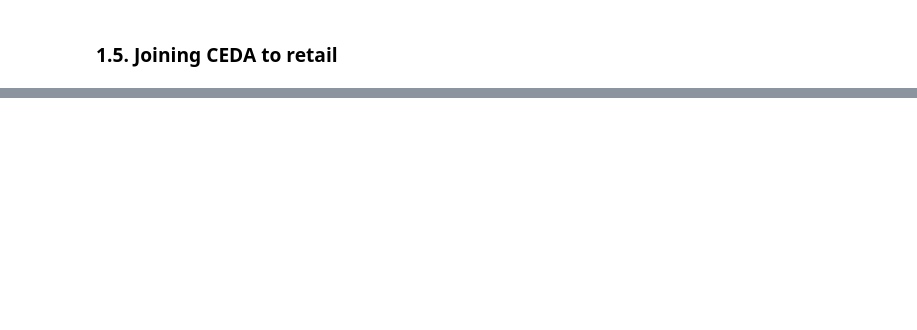
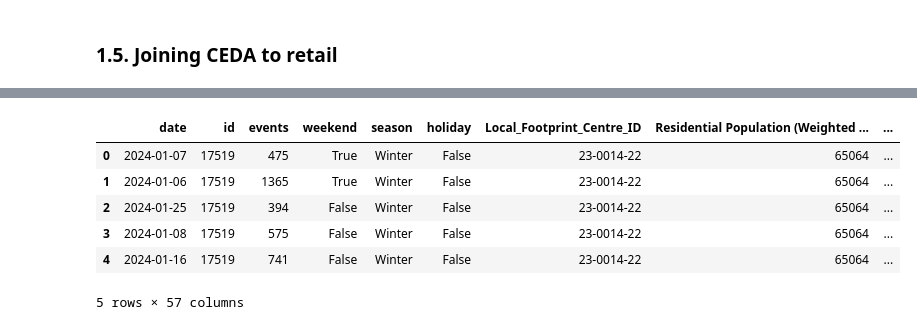
Before and after one commit to stefankrysa/MScDissertation, a Jupyter notebook: weatherdata_processing.ipynb, the cells around one changed output, grey strips where cells are left out. Cells and saved outputs as stored; diff of their text form; code cells hidden in the pictures; blank space fills up the shorter version.

```diff
--- a/weatherdata_processing.ipynb
+++ b/weatherdata_processing.ipynb
@@ -781,0 +1037,10 @@ pd.DataFrame({'SRC_ID': unique_src_ids}).to_csv('unique_wind_station_ids.csv', i
+# %%
+display(retail_areas.head())
+# %% [output]
+|  | date | id | events | weekend | season | holiday | Local_Footprint_Centre_ID | Residential Population (Weighted ... | ... |
+| 0 | 2024-01-07 | 17519 | 475 | True | Winter | False | 23-0014-22 | 65064 | ... |
+| 1 | 2024-01-06 | 17519 | 1365 | True | Winter | False | 23-0014-22 | 65064 | ... |
+| 2 | 2024-01-25 | 17519 | 394 | False | Winter | False | 23-0014-22 | 65064 | ... |
+| 3 | 2024-01-08 | 17519 | 575 | False | Winter | False | 23-0014-22 | 65064 | ... |
+| 4 | 2024-01-16 | 17519 | 741 | False | Winter | False | 23-0014-22 | 65064 | ... |
+5 rows × 57 columns
```
Also changed, not shown: parts of 23 cells of this notebook.
